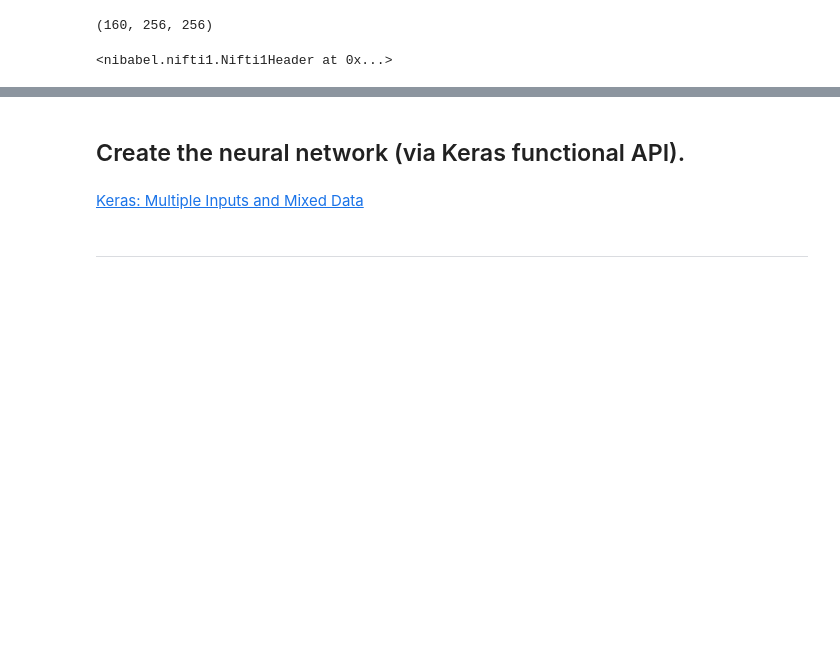
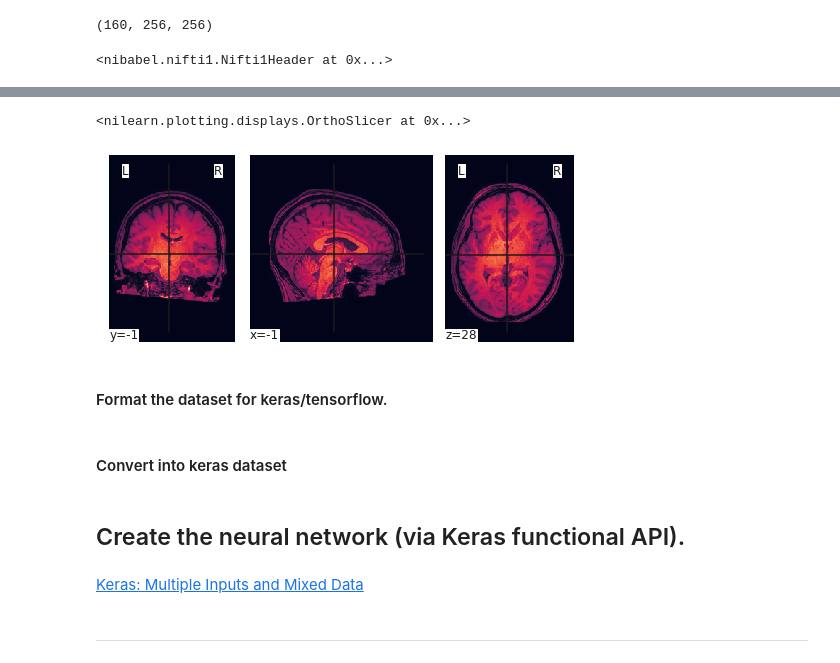
Before and after one commit to fshaikh4/final-project, a Jupyter notebook: final-project.ipynb, the cells around one changed output, grey strips where cells are left out. Cells and saved outputs as stored; diff of their text form; code cells hidden in the pictures; blank space fills up the shorter version.

```diff
--- a/final-project.ipynb
+++ b/final-project.ipynb
@@ -222,3 +238,12 @@ img.header
+# %%
+plotting.plot_img(img)
+# %% [output]
+<nilearn.plotting.displays.OrthoSlicer at 0x...>
+[figure, added]
+# %% [markdown]
+#### Format the dataset for keras/tensorflow.
+# %% [markdown]
+#### Convert into keras dataset
 # %% [markdown]
 ## Create the neural network (via Keras functional API).
 # %% [markdown]
```
Also changed, not shown: parts of 16 cells of this notebook.
